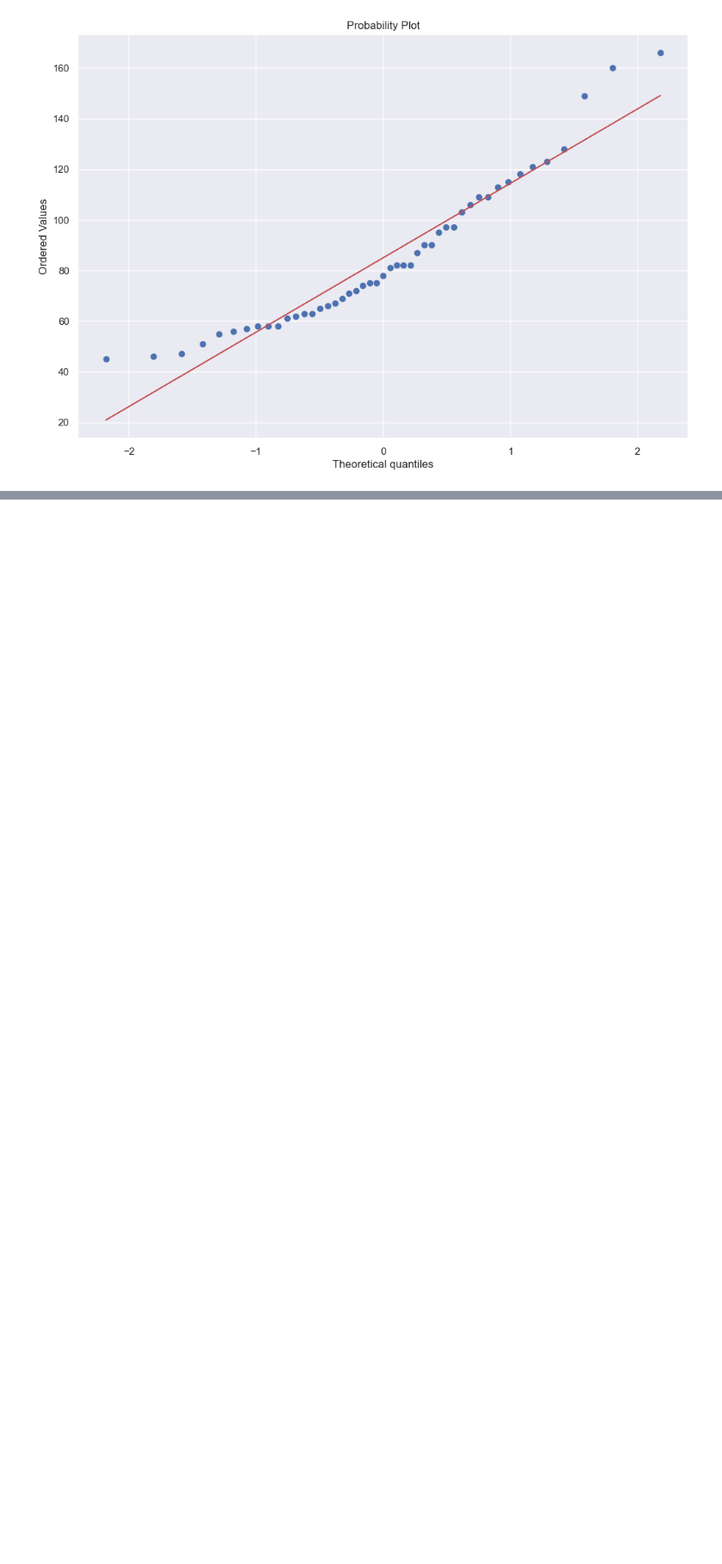
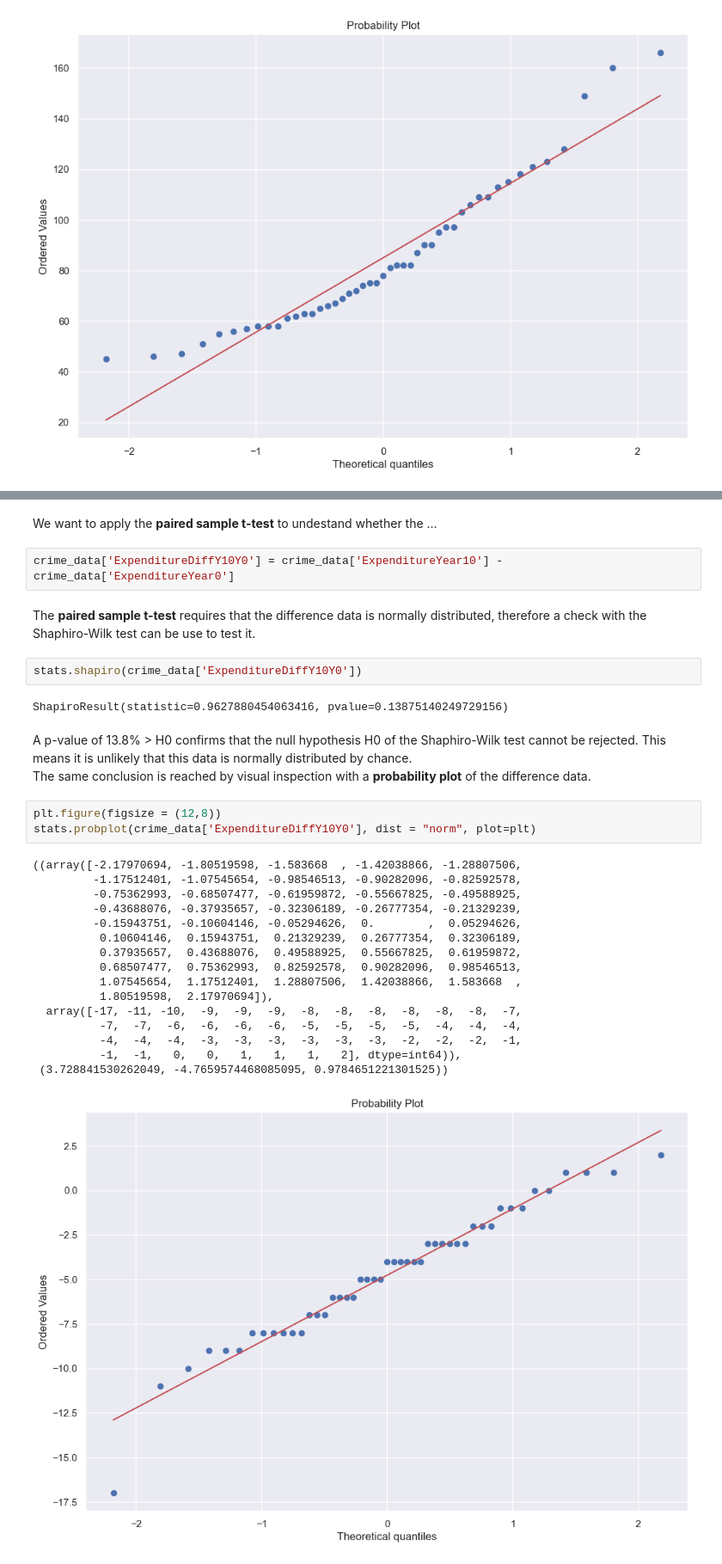
Before and after one commit to D76X/jupyter_notebooks, a Jupyter notebook: FoundationOfStatsAndProp/07.PairedSamplesTestr.ipynb, the cells around one changed output, grey strips where cells are left out. Shown: that part at 86% size. Drawn from its saved outputs; the diff is of its cells as text; blank space fills up the shorter version.

Commit message:
more on 07.PairedSamplesTest

```diff
--- a/FoundationOfStatsAndProp/07.PairedSamplesTestr.ipynb
+++ b/FoundationOfStatsAndProp/07.PairedSamplesTestr.ipynb
@@ -78,0 +113,34 @@ stats.probplot(crime_data['ExpenditureYear0'], dist = "norm", plot=plt)
+# %% [markdown]
+We want to apply the **paired sample t-test** to undestand whether the ...
+# %%
+crime_data['ExpenditureDiffY10Y0'] = crime_data['ExpenditureYear10'] - crime_data['ExpenditureYear0']
+# %% [markdown]
+The **paired sample t-test** requires that the difference data is normally distributed, therefore a check with the Shaphiro-Wilk test can be use to test it.
+# %%
+stats.shapiro(crime_data['ExpenditureDiffY10Y0'])
+# %% [output]
+ShapiroResult(statistic=0.9627880454063416, pvalue=0.13875140249729156)
+# %% [markdown]
+A p-value of 13.8% > H0 confirms that the null hypothesis H0 of the Shaphiro-Wilk test cannot be rejected.
+This means it is unlikely that this data is normally distributed by chance.
+The same conclusion is reached by visual inspection with a **probability plot** of the difference data.
+# %%
+plt.figure(figsize = (12,8))
+stats.probplot(crime_data['ExpenditureDiffY10Y0'], dist = "norm", plot=plt)
+# %% [output]
+((array([-2.17970694, -1.80519598, -1.583668  , -1.42038866, -1.28807506,
+         -1.17512401, -1.07545654, -0.98546513, -0.90282096, -0.82592578,
+         -0.75362993, -0.68507477, -0.61959872, -0.55667825, -0.49588925,
+         -0.43688076, -0.37935657, -0.32306189, -0.26777354, -0.21329239,
+         -0.15943751, -0.10604146, -0.05294626,  0.        ,  0.05294626,
+          0.10604146,  0.15943751,  0.21329239,  0.26777354,  0.32306189,
+          0.37935657,  0.43688076,  0.49588925,  0.55667825,  0.61959872,
+          0.68507477,  0.75362993,  0.82592578,  0.90282096,  0.98546513,
+          1.07545654,  1.17512401,  1.28807506,  1.42038866,  1.583668  ,
+          1.80519598,  2.17970694]),
+  array([-17, -11, -10,  -9,  -9,  -9,  -8,  -8,  -8,  -8,  -8,  -8,  -7,
+          -7,  -7,  -6,  -6,  -6,  -6,  -5,  -5,  -5,  -5,  -4,  -4,  -4,
+          -4,  -4,  -4,  -3,  -3,  -3,  -3,  -3,  -3,  -2,  -2,  -2,  -1,
+          -1,  -1,   0,   0,   1,   1,   1,   2], dtype=int64)),
+ (3.728841530262049, -4.7659574468085095, 0.9784651221301525))
+[figure, added]
```
Also changed, not shown: parts of 6 cells of this notebook.
